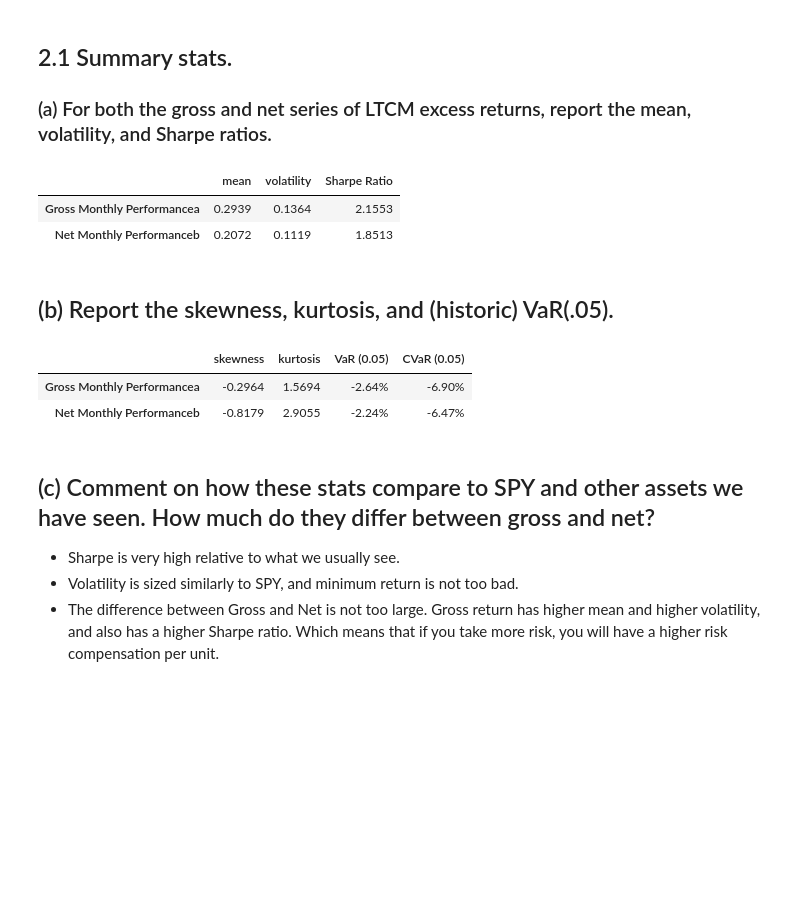
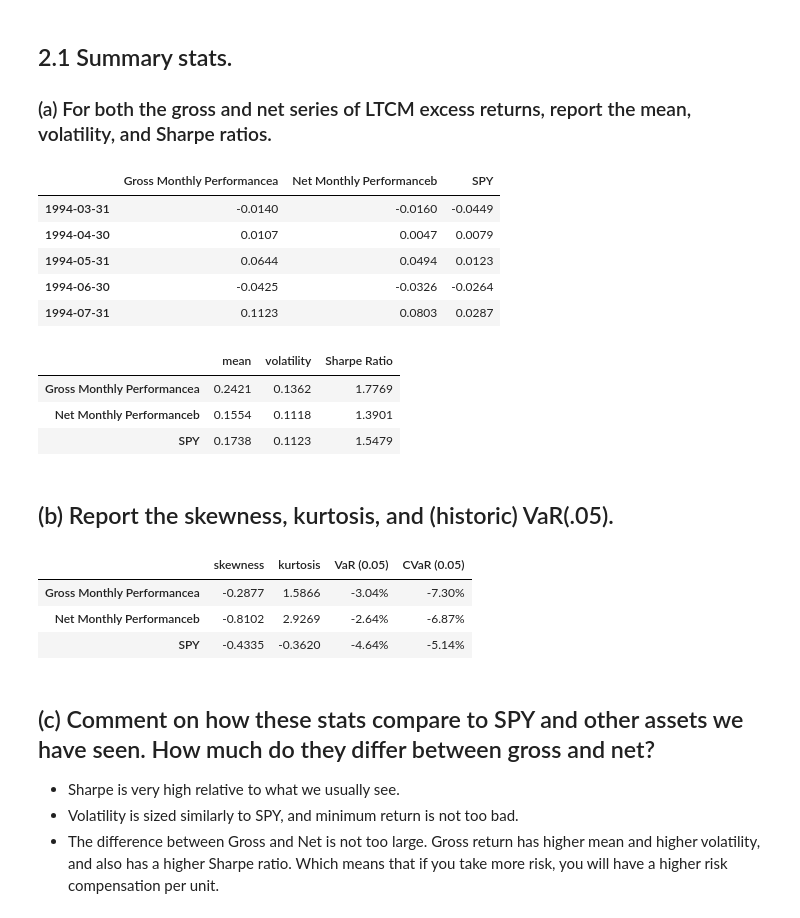
Before and after one commit to Zixin730/finm-portfolio-2022, a Jupyter notebook: homework/hw8.ipynb, the cells around one changed output. Cells and saved outputs as stored; diff of their text form; code cells hidden in the pictures; blank space fills up the shorter version.

```diff
--- a/homework/hw8.ipynb
+++ b/homework/hw8.ipynb
@@ -118,22 +118,35 @@ def get_capm_matrics(targets, regressors, add_constant=True, annualize_factor=12
 # %% [markdown]
 ## 2.1 Summary stats.
 ### (a) For both the gross and net series of LTCM excess returns, report the mean, volatility, and Sharpe ratios.
-# %%
-summary_stat(
-    ret[["Gross Monthly Performancea", "Net Monthly Performanceb"]], 12)
-# %% [output]
-|  | mean | volatility | Sharpe Ratio |
-| Gross Monthly Performancea | 0.2939 | 0.1364 | 2.1553 |
-| Net Monthly Performanceb | 0.2072 | 0.1119 | 1.8513 |
+# %%
+ret = ret.resample('M').last()
+ret_all = ret[["Gross Monthly Performancea",
+                    "Net Monthly Performanceb"]].merge(SPY, left_index=True, right_index=True)
+ret_excess = ret_all.subtract(rf['US3M'], axis=0).dropna()
+ret_excess.head()
+# %% [output]
+|  | Gross Monthly Performancea | Net Monthly Performanceb | SPY |
+| 1994-03-31 | -0.0140 | -0.0160 | -0.0449 |
+| 1994-04-30 | 0.0107 | 0.0047 | 0.0079 |
+| 1994-05-31 | 0.0644 | 0.0494 | 0.0123 |
+| 1994-06-30 | -0.0425 | -0.0326 | -0.0264 |
+| 1994-07-31 | 0.1123 | 0.0803 | 0.0287 |
+# %%
+summary_stat(ret_excess, 12)
+# %% [output]
+|  | mean | volatility | Sharpe Ratio |
+| Gross Monthly Performancea | 0.2421 | 0.1362 | 1.7769 |
+| Net Monthly Performanceb | 0.1554 | 0.1118 | 1.3901 |
+| SPY | 0.1738 | 0.1123 | 1.5479 |
 # %% [markdown]
 ## (b) Report the skewness, kurtosis, and (historic) VaR(.05).
-# %%
-cal_risk(
-    ret[["Gross Monthly Performancea", "Net Monthly Performanceb"]], 0.05)
-# %% [output]
-|  | skewness | kurtosis | VaR (0.05) | CVaR (0.05) |
-| Gross Monthly Performancea | -0.2964 | 1.5694 | -2.64% | -6.90% |
-| Net Monthly Performanceb | -0.8179 | 2.9055 | -2.24% | -6.47% |
+# %%
+cal_risk(ret_excess, quant=0.05)
+# %% [output]
+|  | skewness | kurtosis | VaR (0.05) | CVaR (0.05) |
+| Gross Monthly Performancea | -0.2877 | 1.5866 | -3.04% | -7.30% |
+| Net Monthly Performanceb | -0.8102 | 2.9269 | -2.64% | -6.87% |
+| SPY | -0.4335 | -0.3620 | -4.64% | -5.14% |
 # %% [markdown]
 ## (c) Comment on how these stats compare to SPY and other assets we have seen. How much do they differ between gross and net?
 
```
Also changed, not shown: parts of 9 cells of this notebook.
